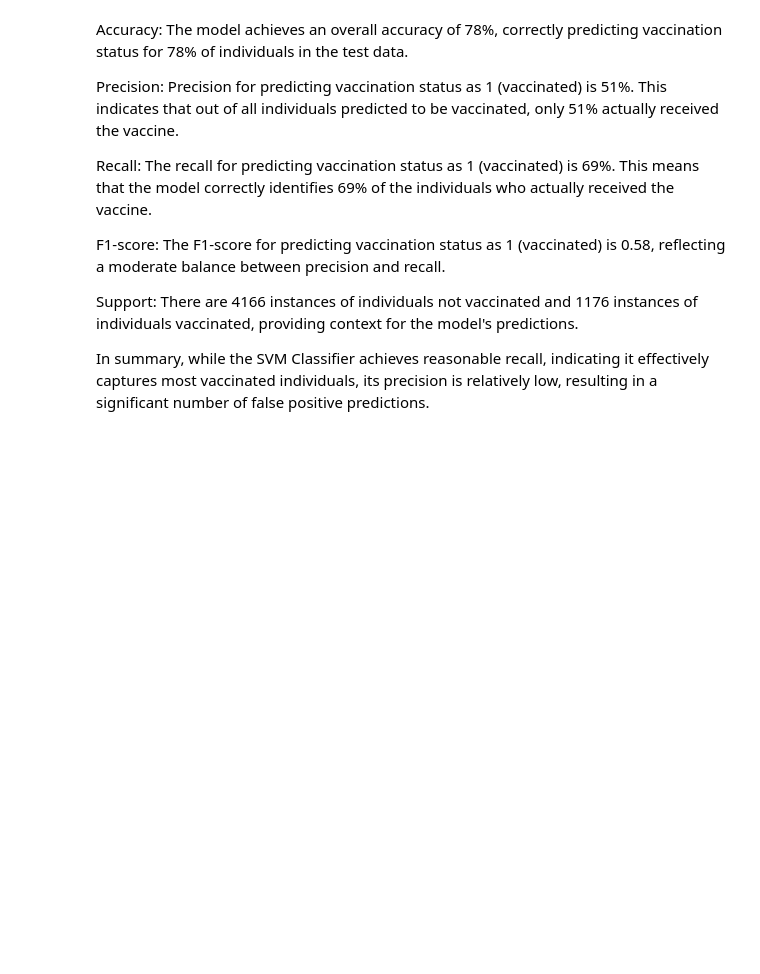
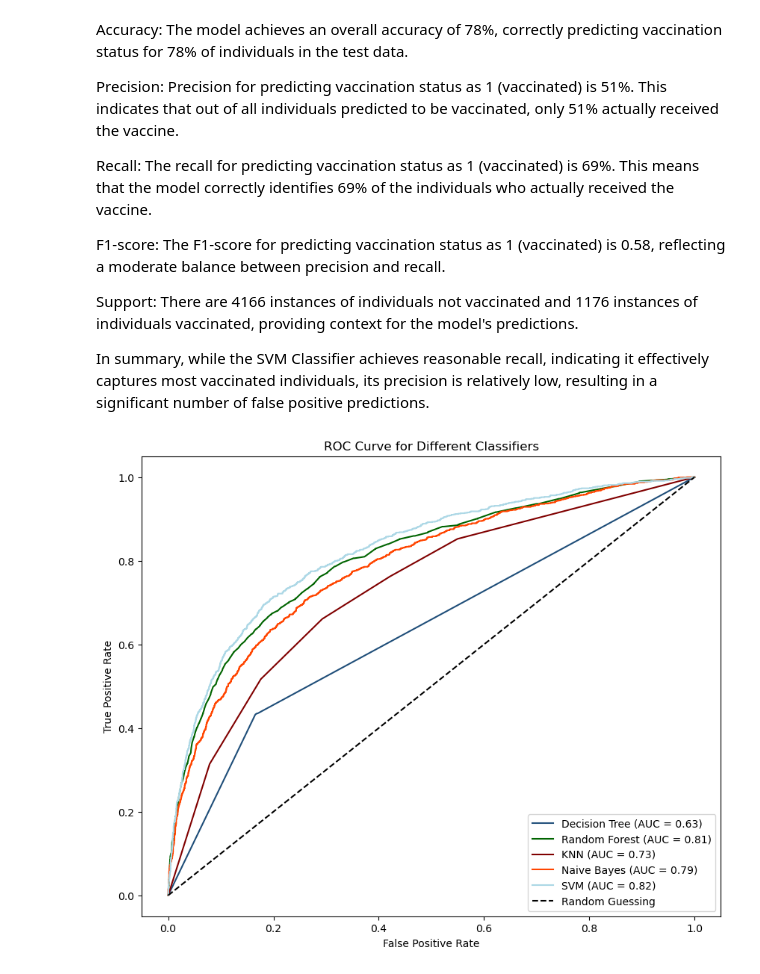
Before and after one commit to Cynthiachelangat/h1n1vaccineprediction, a Jupyter notebook: main.ipynb, the cells around one changed output. Drawn from its saved outputs; the diff is of its cells as text; code cells hidden in the pictures; blank space fills up the shorter version.

```diff
--- a/main.ipynb
+++ b/main.ipynb
@@ -1191,3 +1191,30 @@ F1-score: The F1-score for predicting vaccination status as 1 (vaccinated) is 0.
 Support: There are 4166 instances of individuals not vaccinated and 1176 instances of individuals vaccinated, providing context for the model's predictions.
 
 In summary, while the SVM Classifier achieves reasonable recall, indicating it effectively captures most vaccinated individuals, its precision is relatively low, resulting in a significant number of false positive predictions.
+# %%
+# Define classifiers and their predicted probabilities
+classifiers = [dt_classifier, rf_classifier, knn_classifier, naive_bayes_classifier, svm_classifier]
+classifier_names = ['Decision Tree', 'Random Forest', 'KNN', 'Naive Bayes', 'SVM']
+predicted_probabilities = [dt_classifier.predict_proba(test_x)[:, 1],
+                           rf_classifier.predict_proba(test_x)[:, 1],
+                           knn_classifier.predict_proba(test_x)[:, 1],
+                           naive_bayes_classifier.predict_proba(test_x)[:, 1],
+                           svm_classifier.decision_function(test_x)]
+
+# Plot ROC curves for each classifier
+plt.figure(figsize=(10, 8))
+for i in range(len(classifiers)):
+    fpr, tpr, thresholds = roc_curve(test_y, predicted_probabilities[i])
+    roc_auc = auc(fpr, tpr)
+    plt.plot(fpr, tpr, label='%s (AUC = %0.2f)' % (classifier_names[i], roc_auc))
+
+# Plot ROC curve for random guessing
+plt.plot([0, 1], [0, 1], 'k--', label='Random Guessing')
+
+plt.xlabel('False Positive Rate')
+plt.ylabel('True Positive Rate')
+plt.title('ROC Curve for Different Classifiers')
+plt.legend(loc='lower right')
+plt.show()
+# %% [output]
+[figure, added]
```
Also changed, not shown: parts of 9 cells of this notebook.
